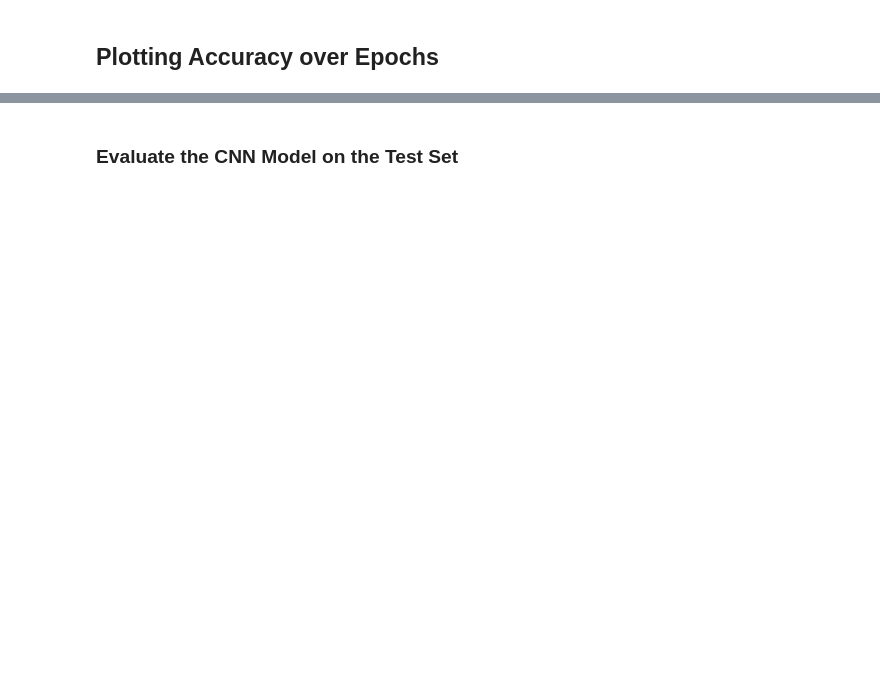
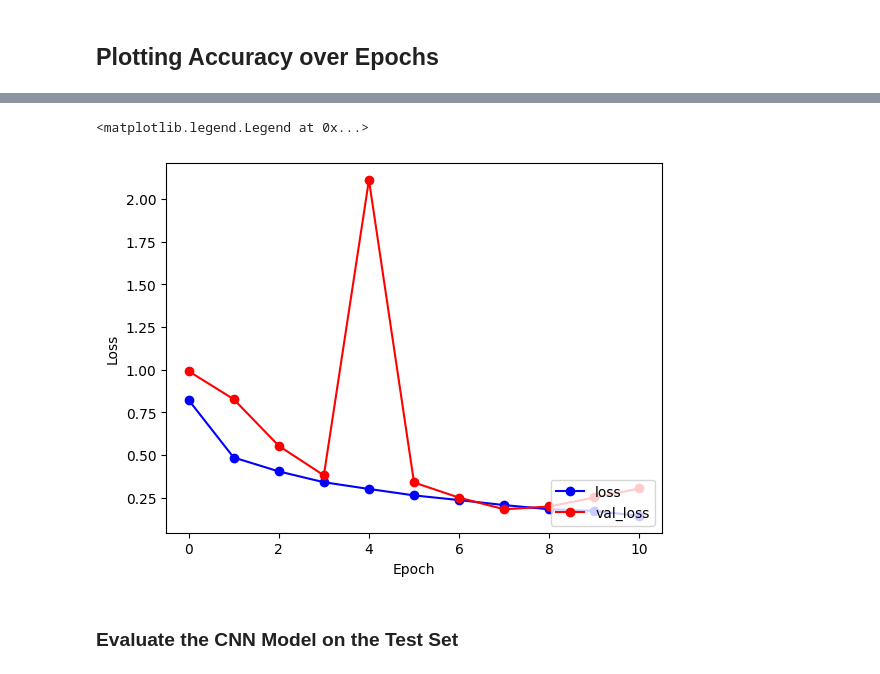
Before and after one commit to diya-vinod/Bone-Fracture-CNN, a Jupyter notebook: CNNBoneFracture.ipynb, the cells around one changed output, grey strips where cells are left out. Saved outputs shown, nothing was run; the diff lists cells and outputs as text; code cells hidden in the pictures; blank space fills up the shorter version.

```diff
--- a/CNNBoneFracture.ipynb
+++ b/CNNBoneFracture.ipynb
@@ -199,3 +211,12 @@ plt.legend(loc='lower right')
+# %%
+plt.plot(history.history['loss'], 'b-o', label='loss')
+plt.plot(history.history['val_loss'], 'r-o', label = 'val_loss')
+plt.xlabel('Epoch')
+plt.ylabel('Loss')
+plt.legend(loc='lower right')
+# %% [output]
+<matplotlib.legend.Legend at 0x...>
+[figure, added]
 # %% [markdown]
 ### Evaluate the CNN Model on the Test Set
 # %%
```
Also changed, not shown: parts of 11 cells of this notebook.
